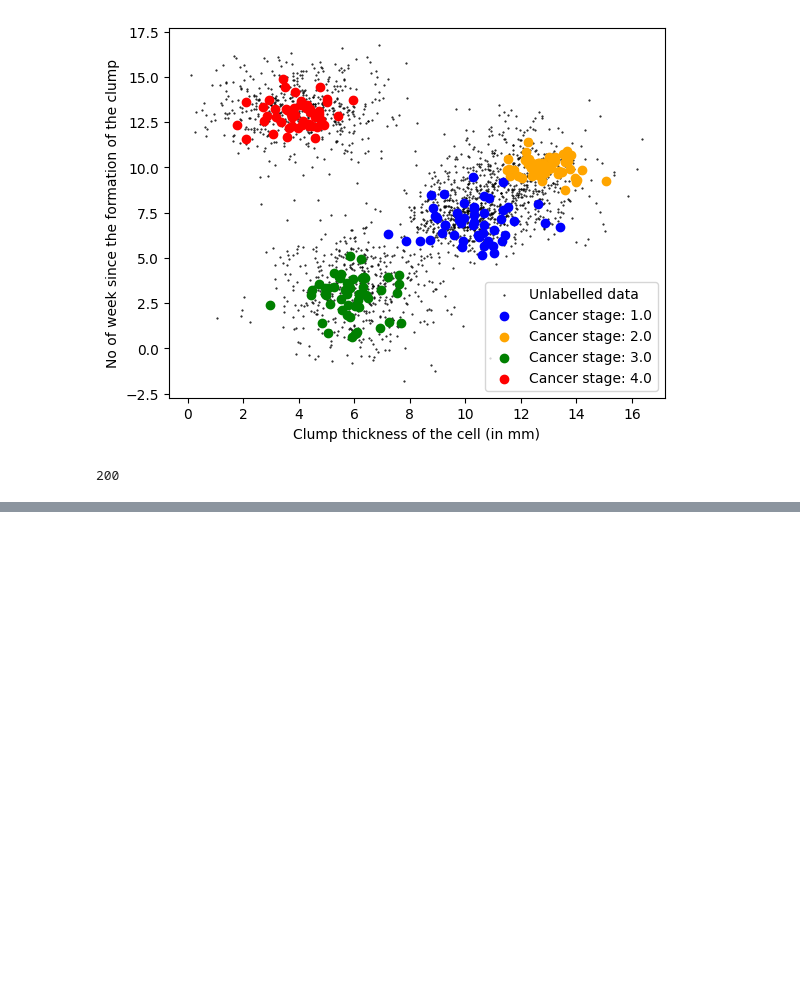
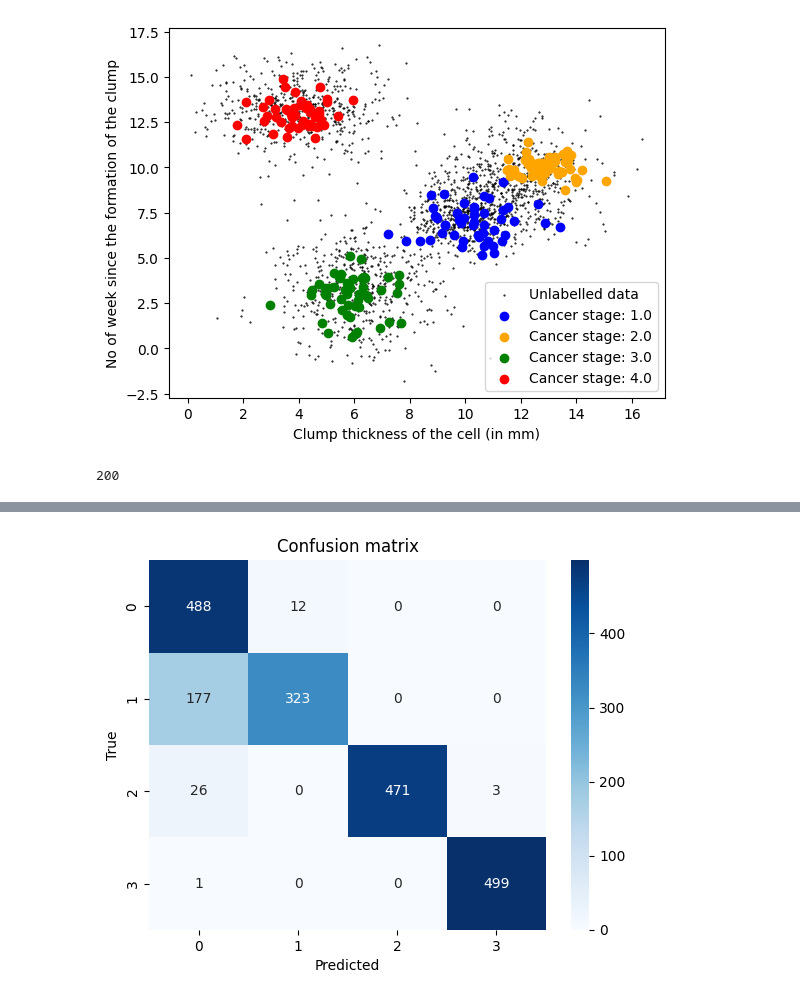
Before and after one commit to alliajagbe/semisupervised, a Jupyter notebook: ssl.ipynb, the cells around one changed output, grey strips where cells are left out. Cells and saved outputs as stored; diff of their text form; code cells hidden in the pictures; blank space fills up the shorter version.

```diff
--- a/ssl.ipynb
+++ b/ssl.ipynb
@@ -101,0 +105,8 @@ plt.show()
+# %%
+y_true = df['True cancer stage']
+y_pred = new_labelled_classes['Cancer stage']
+
+print('Accuracy score: ', accuracy_score(y_true, y_pred))
+print('Balanced accuracy score: ', balanced_accuracy_score(y_true, y_pred))
+print('Confusion matrix: \n', confusion_matrix(y_true, y_pred))
+print('Classification report: \n', classification_report(y_true, y_pred))
@@ -101,0 +132,12 @@ plt.show()
+# %%
+# plotting the confusion matrix
+import seaborn as sns
+
+cm = confusion_matrix(y_true, y_pred)
+sns.heatmap(cm, annot=True, cmap='Blues', fmt='g')
+plt.xlabel('Predicted')
+plt.ylabel('True')
+plt.title('Confusion matrix')
+plt.show()
+# %% [output]
+[figure, added]
```
Also changed, not shown: parts of 6 cells of this notebook.
